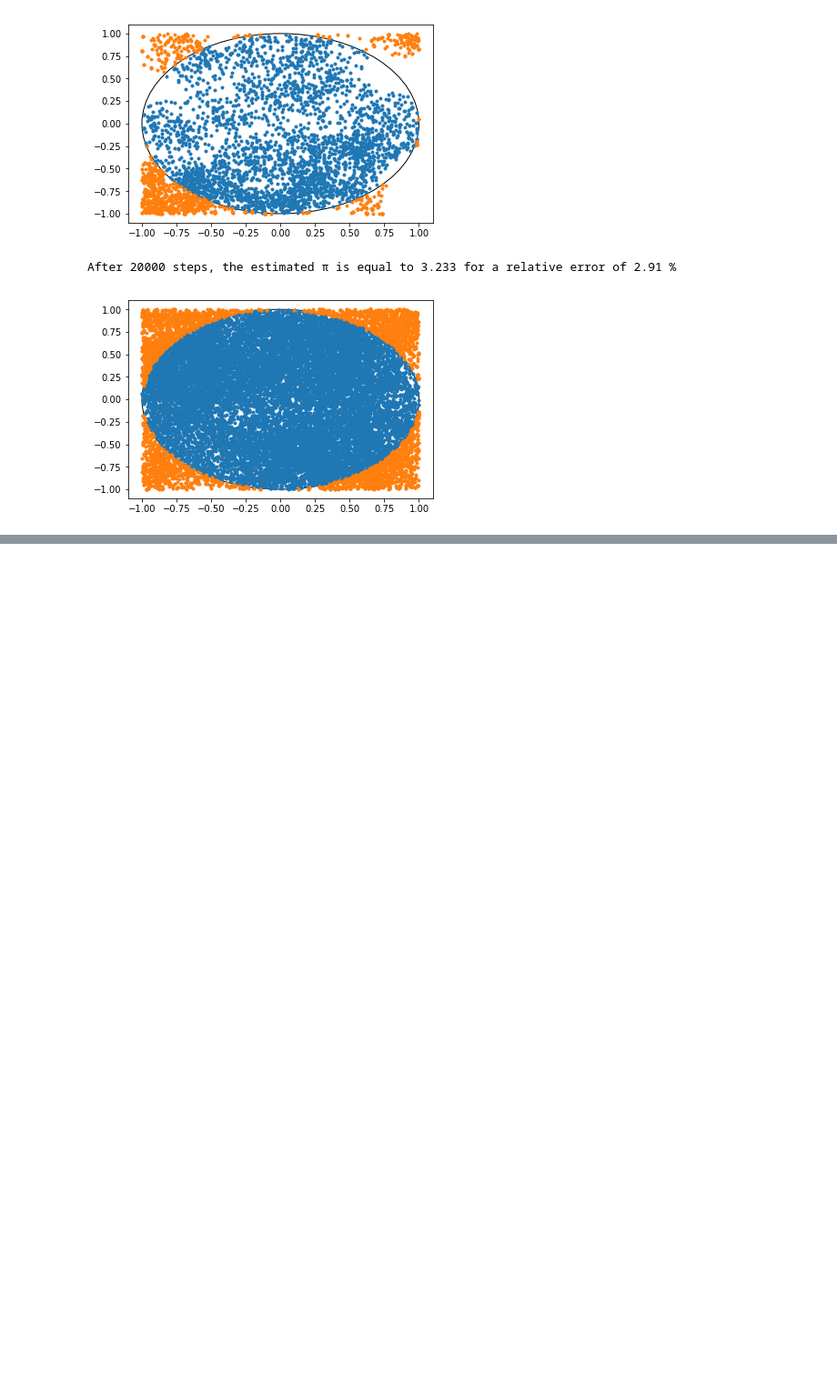
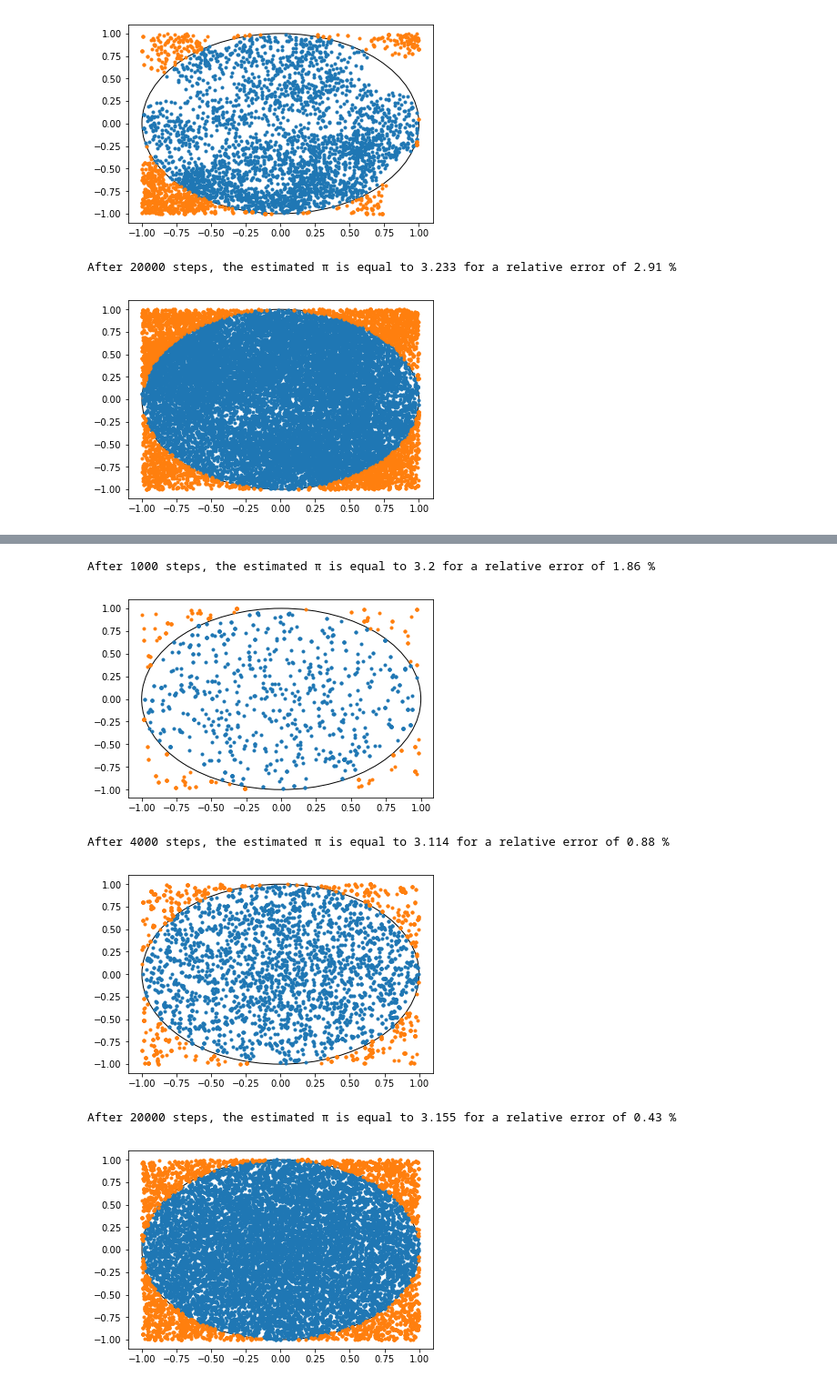
Before and after one commit to Selimhaj/Computational-Science, a Jupyter notebook: Homework 3 Sampling Pi with MCMC.ipynb, the cells around one changed output, grey strips where cells are left out. Shown at 91% size. Drawn from its saved outputs; the diff is of its cells as text; code cells hidden in the pictures; blank space fills up the shorter version.

```diff
--- a/Homework 3 Sampling Pi with MCMC.ipynb
+++ b/Homework 3 Sampling Pi with MCMC.ipynb
@@ -58,0 +93,24 @@ After 20000 steps, the estimated π is equal to 3.233 for a relative error of 2.
+# %%
+δ=1
+
+for N in [1000,4000,20000]:
+    x_inside, y_inside, x_outside, y_outside = Markov(N,δ)
+    π=4*len(x_inside)/N*1.
+    print ("After",N,"steps, the estimated π is equal to",π,"for a relative error of",round(abs((π/math.pi)-1)*100,2),"%")
+
+    ax = plt.gca()
+    ax.cla()
+
+    Circle = plt.Circle((0,0),1, fill=False)
+    plt.plot(x_inside,y_inside,'.')
+    plt.plot(x_outside,y_outside,'.')
+    ax.add_artist(Circle)
+
+    plt.show()
+# %% [output]
+After 1000 steps, the estimated π is equal to 3.2 for a relative error of 1.86 %
+[figure, added]
+After 4000 steps, the estimated π is equal to 3.114 for a relative error of 0.88 %
+[figure, added]
+After 20000 steps, the estimated π is equal to 3.155 for a relative error of 0.43 %
+[figure, added]
```
Also changed, not shown: parts of 3 cells of this notebook.
